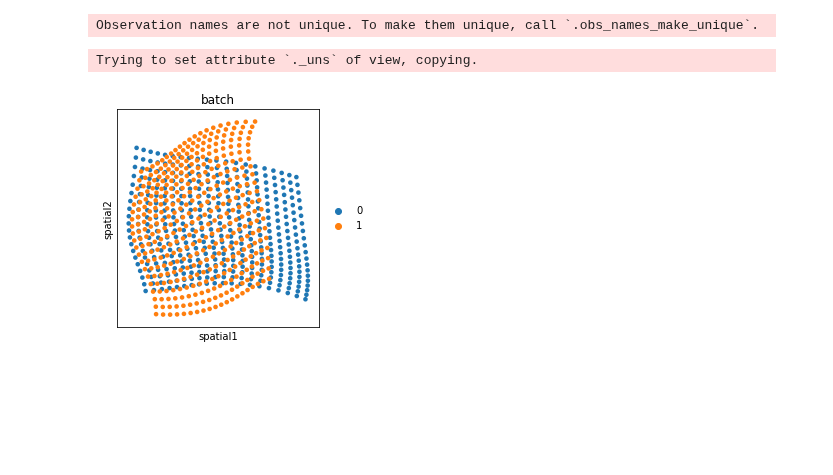
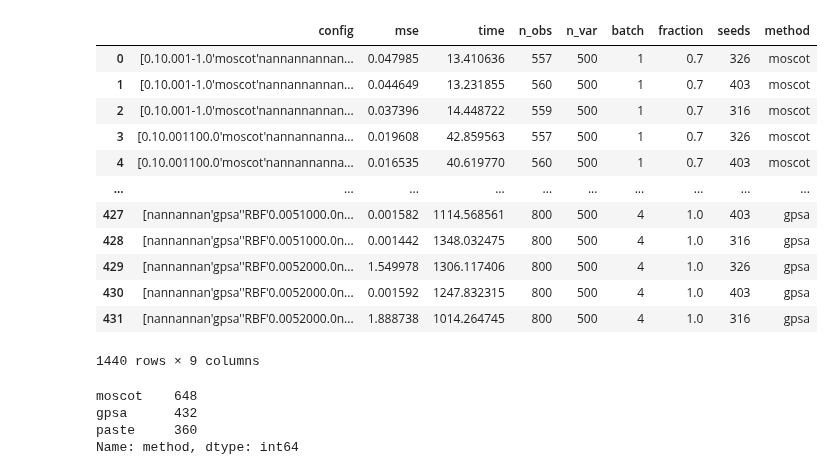
Before and after one commit to theislab/moscot_benchmarks, a Jupyter notebook: experiments/space/alignment/analyze_results.ipynb, the cells around one changed output. Drawn from its saved outputs; the diff is of its cells as text; code cells hidden in the pictures; blank space fills up the shorter version.

```diff
--- a/experiments/space/alignment/analyze_results.ipynb
+++ b/experiments/space/alignment/analyze_results.ipynb
@@ -52,3 +43,5 @@ Trying to set attribute `._uns` of view, copying.
+# %%
+results = pd.concat([results, results2, results3])
 # %%
 results.columns
 # %% [output]
@@ -62 +58,19 @@ Index(['_id', 'config.data.dataset.adata', 'config.data.dataset.batch',
       dtype='object')
+# %%
+columns = [
+    "config.model.solver.alpha",
+    "config.model.solver.epsilon",
+    "config.model.solver.rank",
+    "config.model.tool.type",
+    "config.model.solver.kernel",
+    "config.model.solver.lr",
+    "config.model.solver.n_epochs",
+    "config.model.solver.dissimilarity",
+    "config.model.solver.norm",
+    "config.model.tool.type",
+    "config.data.dataset.batch",
+    "config.data.dataset.fraction",
+]
+results["unique_config"] = results[columns].apply(
+    lambda x: "".join(str(x)).replace(" ", ""), axis=1, raw=True
+)
@@ -402,11 +95,0 @@ for el in product(n_views, n_outputs, grid_size, n_latent_gps, kernel_lengthscal
-# %%
-import anndata as ad
-
-adata = ad.concat(adata_list, label="synth_batch")
-# %% [output]
-Observation names are not unique. To make them unique, call `.obs_names_make_unique`.
-# %%
-sc.pl.spatial(adata[adata.obs.synth_batch == "6"], spot_size=0.1, color="batch")
-# %% [output]
-Trying to set attribute `._uns` of view, copying.
-[figure, removed]
@@ -414,0 +96,46 @@ adata.write("/lustre/groups/ml01/workspace/giovanni.palla/moscot/data/alignment.
+# %%
+cols = [
+    "unique_config",
+    "result.mse",
+    "result.time",
+    "result.n_obs",
+    "result.n_var",
+    "config.data.dataset.batch",
+    "config.data.dataset.fraction",
+    "config.data.dataset.seeds",
+    "config.model.tool.type",
+]
+rename_cols = [
+    "config",
+    "mse",
+    "time",
+    "n_obs",
+    "n_var",
+    "batch",
+    "fraction",
+    "seeds",
+    "method",
+]
+final_df = results[cols].rename(columns={k: v for k, v in zip(cols, rename_cols)})
+final_df
+# %% [output]
+|  | config | mse | time | n_obs | n_var | batch | fraction | seeds | method |
+| 0 | [0.10.001-1.0'moscot'nannannannan... | 0.047985 | 13.410636 | 557 | 500 | 1 | 0.7 | 326 | moscot |
+| 1 | [0.10.001-1.0'moscot'nannannannan... | 0.044649 | 13.231855 | 560 | 500 | 1 | 0.7 | 403 | moscot |
+| 2 | [0.10.001-1.0'moscot'nannannannan... | 0.037396 | 14.448722 | 559 | 500 | 1 | 0.7 | 316 | moscot |
+| 3 | [0.10.001100.0'moscot'nannannanna... | 0.019608 | 42.859563 | 557 | 500 | 1 | 0.7 | 326 | moscot |
+| 4 | [0.10.001100.0'moscot'nannannanna... | 0.016535 | 40.619770 | 560 | 500 | 1 | 0.7 | 403 | moscot |
+| ... | ... | ... | ... | ... | ... | ... | ... | ... | ... |
+| 427 | [nannannan'gpsa''RBF'0.0051000.0n... | 0.001582 | 1114.568561 | 800 | 500 | 4 | 1.0 | 403 | gpsa |
+| 428 | [nannannan'gpsa''RBF'0.0051000.0n... | 0.001442 | 1348.032475 | 800 | 500 | 4 | 1.0 | 316 | gpsa |
+| 429 | [nannannan'gpsa''RBF'0.0052000.0n... | 1.549978 | 1306.117406 | 800 | 500 | 4 | 1.0 | 326 | gpsa |
+| 430 | [nannannan'gpsa''RBF'0.0052000.0n... | 0.001592 | 1247.832315 | 800 | 500 | 4 | 1.0 | 403 | gpsa |
+| 431 | [nannannan'gpsa''RBF'0.0052000.0n... | 1.888738 | 1014.264745 | 800 | 500 | 4 | 1.0 | 316 | gpsa |
+1440 rows × 9 columns
+# %%
+final_df["method"].value_counts()
+# %% [output]
+moscot    648
+gpsa      432
+paste     360
+Name: method, dtype: int64
```
Also changed, not shown: parts of 35 cells of this notebook, 33 other files.
